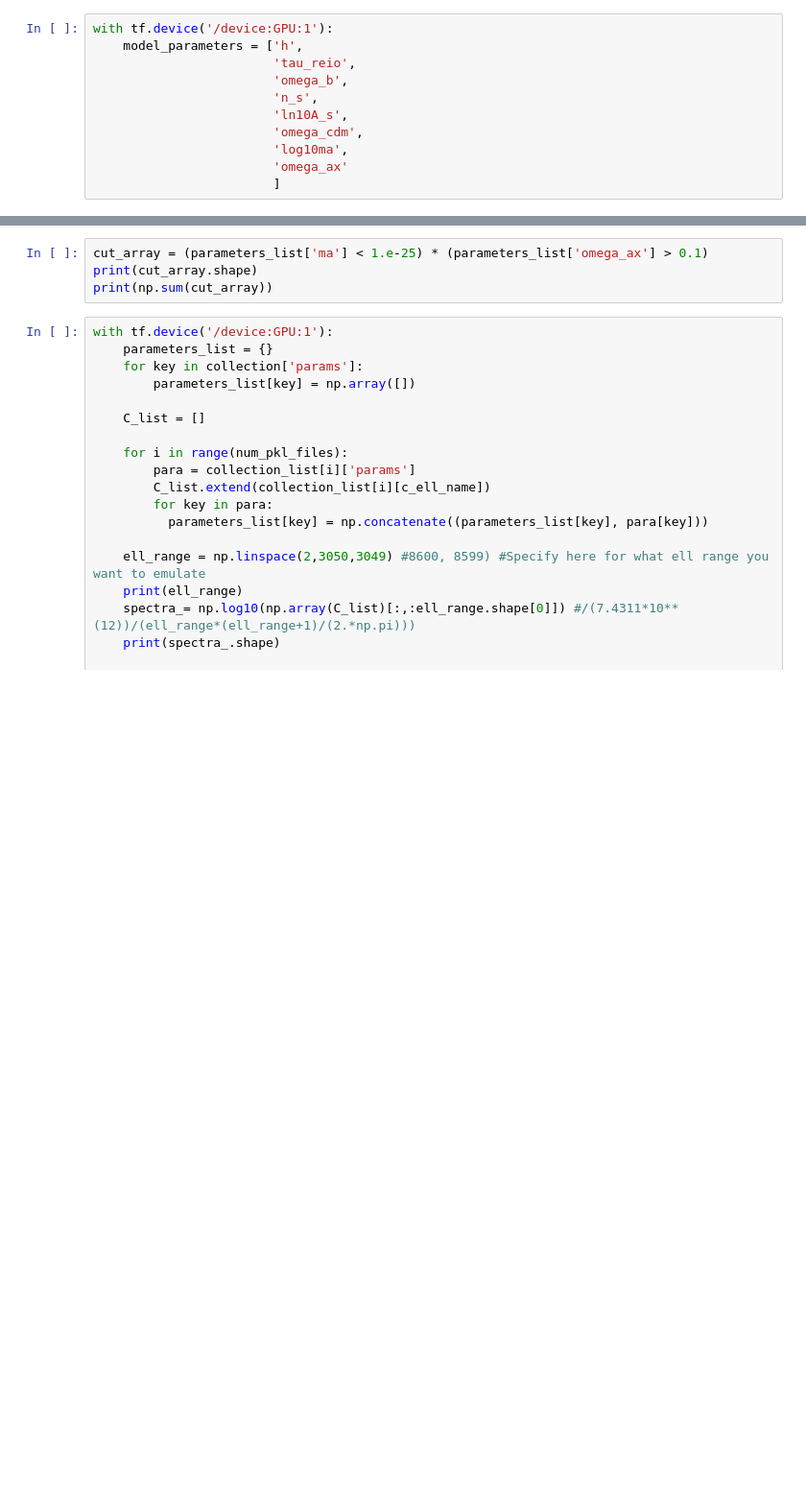
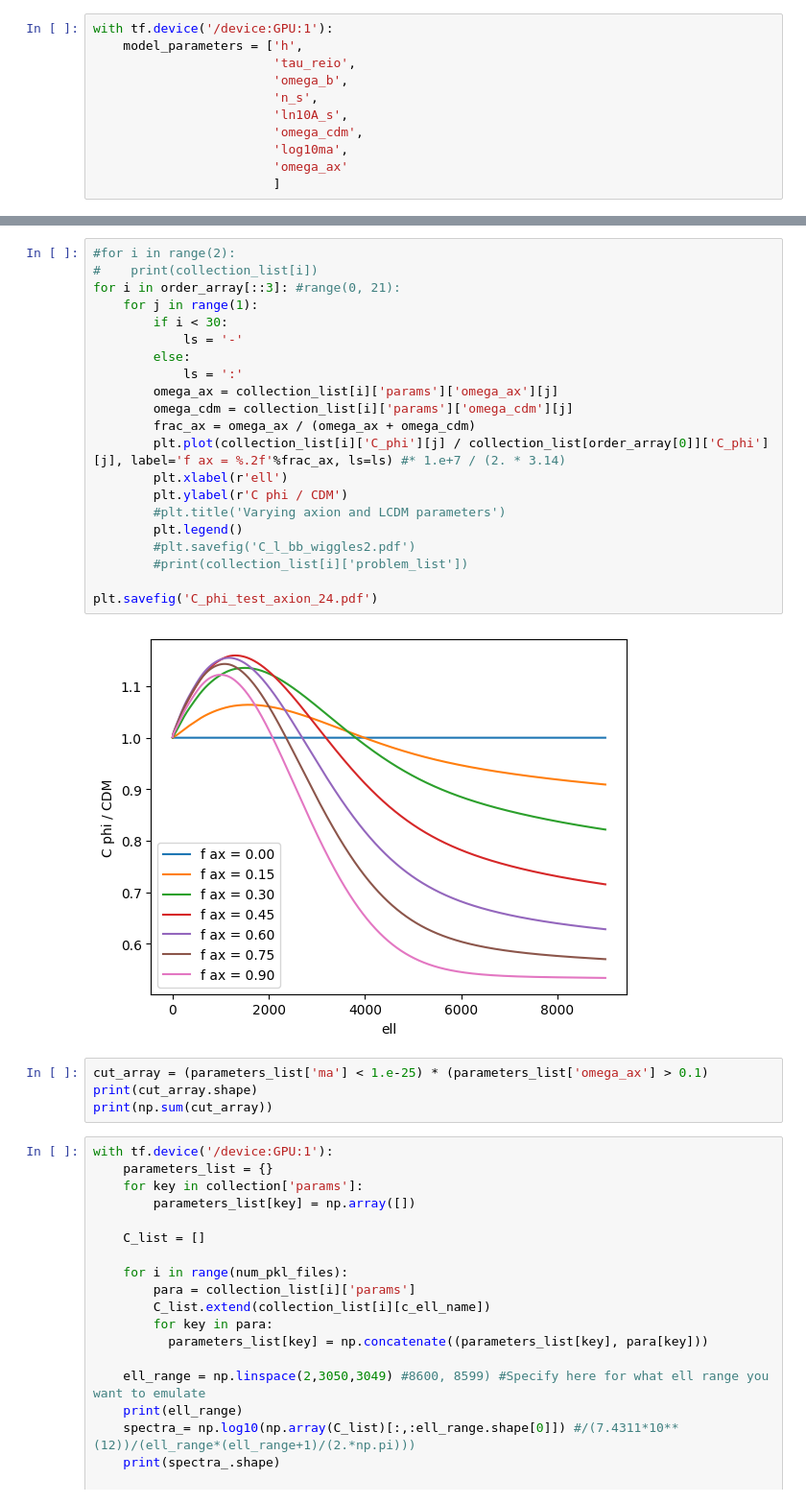
Before and after one commit to keirkwame/axionEmu, a Jupyter notebook: emulator_NN_C_ell_training.ipynb, the cells around one changed output, grey strips where cells are left out. Shown at 96% size. Drawn from its saved outputs; the diff is of its cells as text; blank space fills up the shorter version.

```diff
--- a/emulator_NN_C_ell_training.ipynb
+++ b/emulator_NN_C_ell_training.ipynb
@@ -85,3 +124,26 @@ for i in range(0, 5):
+# %%
+#for i in range(2):
+#    print(collection_list[i])
+for i in order_array[::3]: #range(0, 21):
+    for j in range(1):
+        if i < 30:
+            ls = '-'
+        else:
+            ls = ':'
+        omega_ax = collection_list[i]['params']['omega_ax'][j]
+        omega_cdm = collection_list[i]['params']['omega_cdm'][j]
+        frac_ax = omega_ax / (omega_ax + omega_cdm)
+        plt.plot(collection_list[i]['C_phi'][j] / collection_list[order_array[0]]['C_phi'][j], label='f ax = %.2f'%frac_ax, ls=ls) #* 1.e+7 / (2. * 3.14)
+        plt.xlabel(r'ell')
+        plt.ylabel(r'C phi / CDM')
+        #plt.title('Varying axion and LCDM parameters')
+        plt.legend()
+        #plt.savefig('C_l_bb_wiggles2.pdf')
+        #print(collection_list[i]['problem_list'])
+
+plt.savefig('C_phi_test_axion_24.pdf')
+# %% [output]
+[figure, added]
 # %%
 cut_array = (parameters_list['ma'] < 1.e-25) * (parameters_list['omega_ax'] > 0.1)
 print(cut_array.shape)
```
Also changed, not shown: parts of 12 cells of this notebook, 3 other files.
